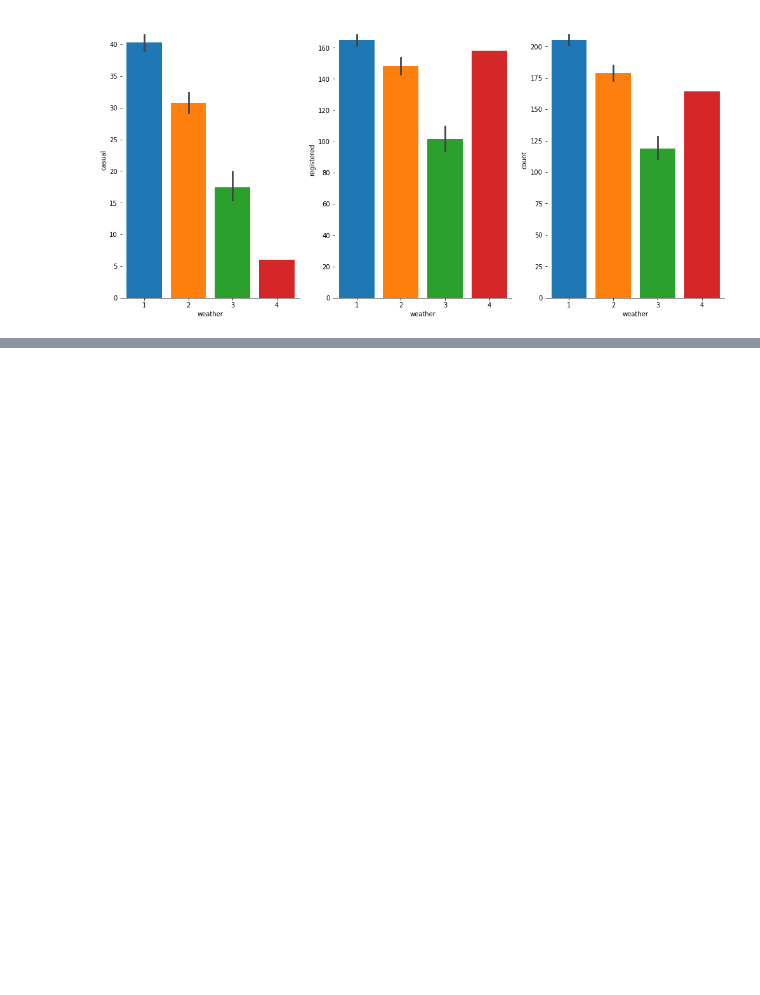
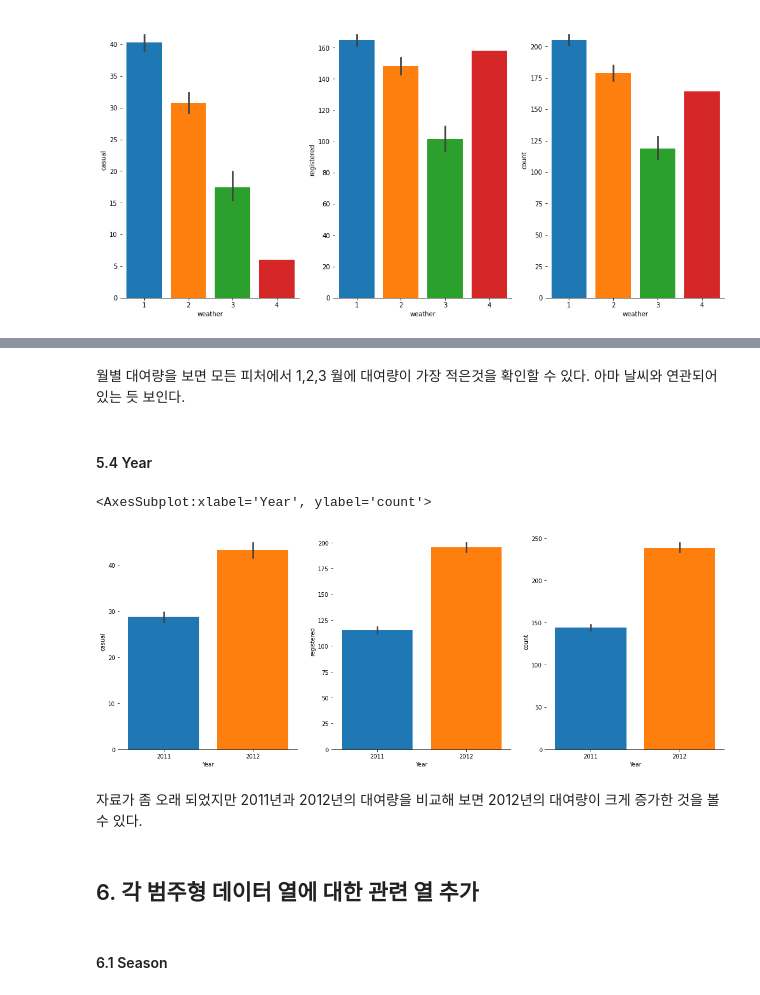
Before and after one commit to jaeyoon89/jaeyoon_study, a Jupyter notebook: bike_sharing_demand_visualization.ipynb, the cells around one changed output, grey strips where cells are left out. Saved outputs shown, nothing was run; the diff lists cells and outputs as text; code cells hidden in the pictures; blank space fills up the shorter version.

```diff
--- a/bike_sharing_demand_visualization.ipynb
+++ b/bike_sharing_demand_visualization.ipynb
@@ -158,0 +214,22 @@ sb.barplot(x = x , y = 'count' , data = train, saturation = 1, ax = axes[2])
+# %% [markdown]
+월별 대여량을 보면 모든 피처에서 1,2,3 월에 대여량이 가장 적은것을 확인할 수 있다.
+아마 날씨와 연관되어 있는 듯 보인다.
+# %% [markdown]
+#### 5.4 Year
+# %%
+f,axes = plt.subplots(1,3,figsize = (19,7))
+sb.despine(left = True)
+x = 'Year'
+
+sb.barplot(x = x , y = 'casual' , data = train, saturation = 1, ax =  axes[0] ,)
+sb.barplot(x = x , y = 'registered' , data = train, saturation = 1, ax = axes[1])
+sb.barplot(x = x , y = 'count' , data = train, saturation = 1, ax = axes[2])
+# %% [output]
+<AxesSubplot:xlabel='Year', ylabel='count'>
+[figure, added]
+# %% [markdown]
+자료가 좀 오래 되었지만 2011년과 2012년의 대여량을 비교해 보면 2012년의 대여량이 크게 증가한 것을 볼 수 있다.
+# %% [markdown]
+## 6. 각 범주형 데이터 열에 대한 관련 열 추가
+# %% [markdown]
+#### 6.1 Season
```
Also changed, not shown: parts of 48 cells of this notebook.
